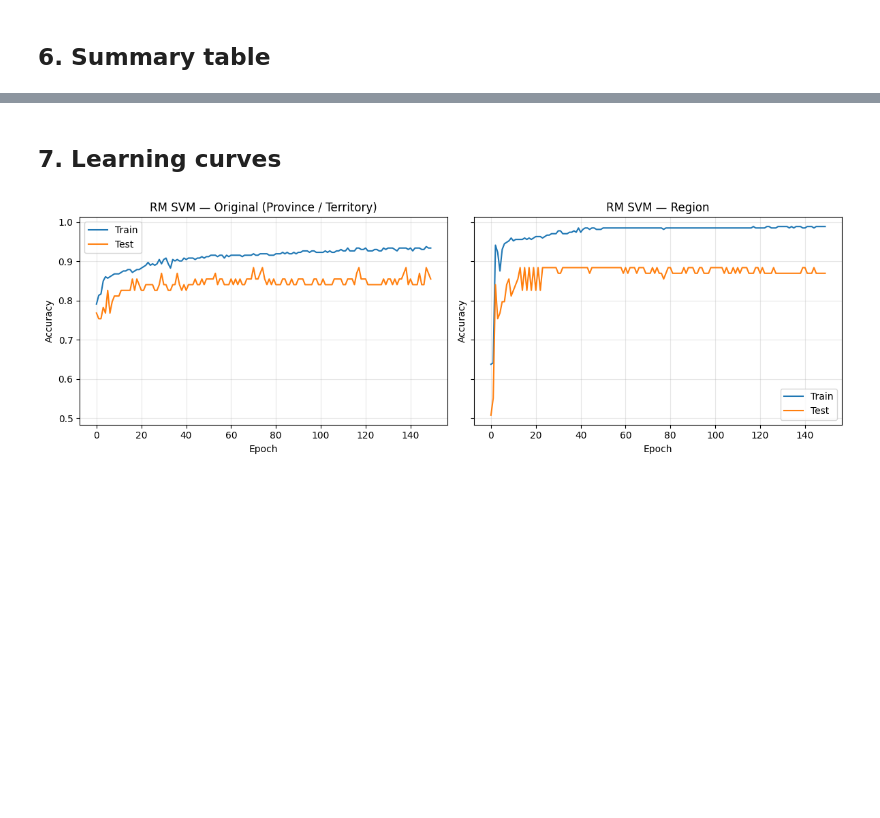
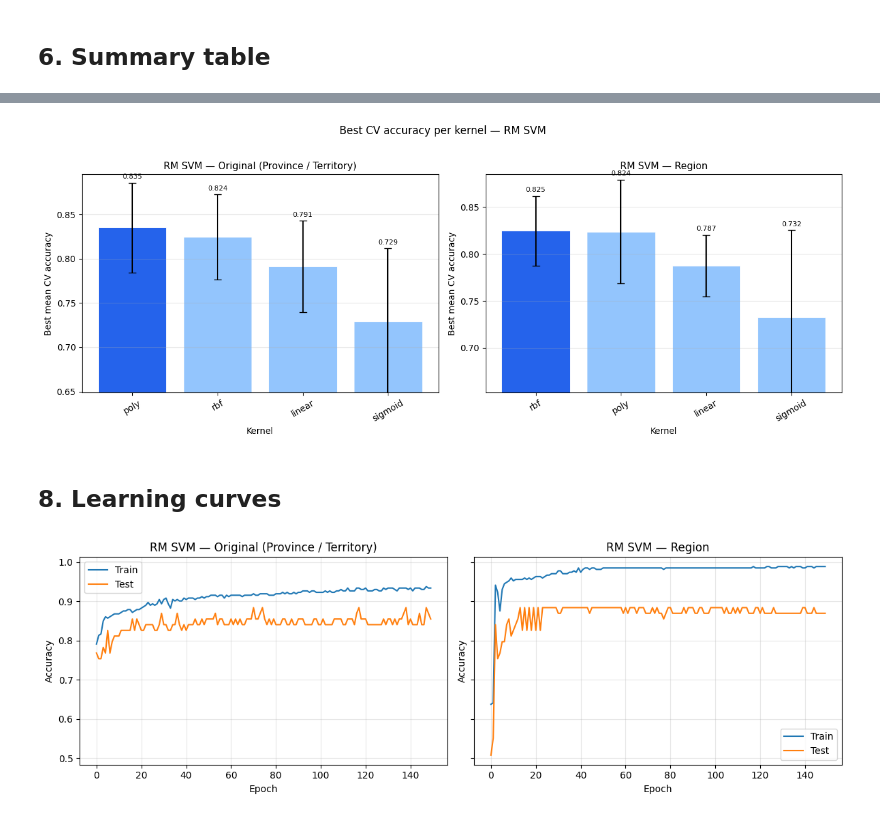
Before and after one commit to NataliiaLysenko/canada-political-party-classifier, a Jupyter notebook: notebooks/RM.ipynb, the cells around one changed output, grey strips where cells are left out. Cells and saved outputs as stored; diff of their text form; code cells hidden in the pictures; blank space fills up the shorter version.

Commit message:
added kernel performance plot

```diff
--- a/notebooks/RM.ipynb
+++ b/notebooks/RM.ipynb
@@ -209,5 +221,42 @@ summary
+# %%
+bpk_orig   = best_per_kernel(search_orig['results_df'])
+bpk_region = best_per_kernel(search_region['results_df'])
+
+fig, axes = plt.subplots(1, 2, figsize=(13, 5), sharey=False)
+
+for ax, bpk, title in zip(
+    axes,
+    [bpk_orig, bpk_region],
+    ['Original (Province / Territory)', 'Region'],
+):
+    colors = ['#2563eb' if i == 0 else '#93c5fd' for i in range(len(bpk))]
+    bars = ax.bar(bpk['kernel'], bpk['mean_cv'],
+                  yerr=bpk['std_cv'], capsize=4,
+                  color=colors, edgecolor='white', linewidth=0.6)
+    ax.set_title(f'RM SVM — {title}', fontsize=11)
+    ax.set_xlabel('Kernel')
+    ax.set_ylabel('Best mean CV accuracy')
+    ax.set_ylim(
+        max(0, bpk['mean_cv'].min() - 0.08),
+        min(1, bpk['mean_cv'].max() + 0.06),
+    )
+    ax.tick_params(axis='x', rotation=30)
+    ax.grid(axis='y', alpha=0.3)
+    for bar, val in zip(bars, bpk['mean_cv']):
+        ax.text(
+            bar.get_x() + bar.get_width() / 2,
+            bar.get_height() + bpk['std_cv'].iloc[list(bpk['mean_cv']).index(val)] + 0.003,
+            f'{val:.3f}',
+            ha='center', va='bottom', fontsize=8,
+        )
+
+plt.suptitle('Best CV accuracy per kernel — RM SVM', fontsize=12, y=1.02)
+plt.tight_layout()
+plt.show()
+# %% [output]
+[figure, added]
 # %% [markdown]
-## 7. Learning curves
+## 8. Learning curves
 # %%
 fig, axes = plt.subplots(1, 2, figsize=(12, 4), sharey=True)
 
```
Also changed, not shown: parts of 7 cells of this notebook, 2 other files.
